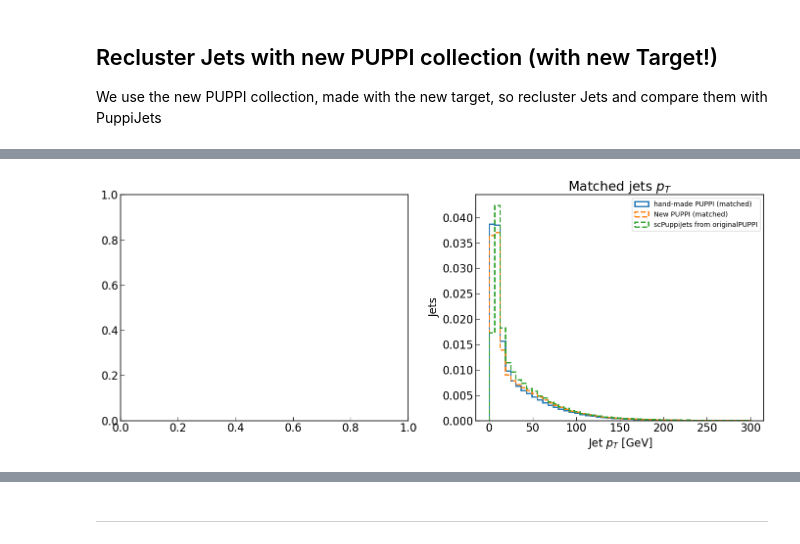
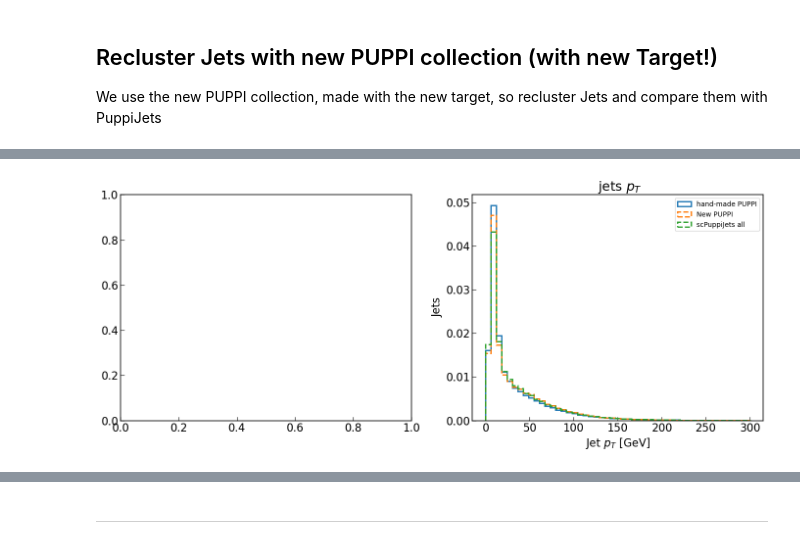
Before and after one commit to friti/Coffea4FastPUPPI, a Jupyter notebook: Notebooks/reclusteringSCJets_newpuppi_final.ipynb, the cells around one changed output, grey strips where cells are left out. Cells and saved outputs as stored; diff of their text form; code cells hidden in the pictures.

```diff
--- a/Notebooks/reclusteringSCJets_newpuppi_final.ipynb
+++ b/Notebooks/reclusteringSCJets_newpuppi_final.ipynb
@@ -163,6 +163,8 @@ def seeded_cone_exact(particles,
 
     # Now, attach the constituents to the top 12 jets
     final_jets = ak.with_field(top_12_jets, top_12_constituents, "constituents")
+    pt_mask = final_jets.pt > 5
+    final_jets = final_jets[pt_mask]
     return final_jets
 # %% [markdown]
 ## Utilities for evaluating matching
@@ -225,7 +227,7 @@ Using the original PUPPI collection from the file_puppi_subset_pf.root file, we
 N_sub = 50000  # change as needed
 
 # Open an old file where PF != PUPPI collection
-with uproot.open("/eos/cms/store/group/cmst3/group/l1tr/kypark/BESTPUPPI/AR2025/TT_PU200/FP/perfNano.root") as f:
+with uproot.open(file_puppi_subset_pf) as f:
     tree = f["Events"]
 
     # PUPPI candidates → input particles for reclustering (only first N_sub events)
@@ -521,7 +525,7 @@ Starting from the puppi_as_pf root file, let's compute two PUPPI collections:
 - new PUPPI collection --> using the new target
 # %%
 ## Including fixes on the target from Elisa
-file_path = "/eos/cms/store/cmst3/group/l1tr/elfontan/l1tPFplusPuppi/fp_ntuples_151X_targetStudies/perfNano_PU200.root"
+file_path = file_pf_eq_puppi
 
 file = uproot.open(file_path)
 events = file["Events"]
@@ -552,7 +556,9 @@ arrays = events.arrays(
         "L1PuppiCands_pdgId",
         target_numerator,
         target_denominator,
-        "GenJets_pt"
+        "GenJets_pt",
+        "GenJets_eta",
+        "GenJets_phi"
     ],
     entry_start=0,
     entry_stop=n_events_to_process,
@@ -1077,26 +1107,26 @@ plt.show()
 # %%
 
 bins_match = np.linspace(0, 300, 50)
 
 # --- Side-by-side plots ---
 fig, axs = plt.subplots(1, 2, figsize=(14, 6))
 
 
 
-axs[1].hist(pt_ref_matched_hm, bins=bins_match, histtype="step", linewidth=2, density=True,
-            label="hand-made PUPPI (matched)")
-axs[1].hist(pt_new_matched_hm, bins=bins_match, histtype="step", linewidth=2, linestyle="--", density=True,
-            label="New PUPPI (matched)")
-axs[1].hist(pt_new_matched, bins=bins_match, histtype="step", linewidth=2, linestyle="--", density=True,
-            label="scPuppiJets from originalPUPPI")
+axs[1].hist(pt_ref, bins=bins_match, histtype="step", linewidth=2, density=True,
+            label="hand-made PUPPI")
+axs[1].hist(pt_new, bins=bins_match, histtype="step", linewidth=2, linestyle="--", density=True,
+            label="New PUPPI ")
+axs[1].hist(pt_ref_all, bins=bins_match, histtype="step", linewidth=2, linestyle="--", density=True,
+            label="scPuppiJets all")
 axs[1].set_xlabel(r"Jet $p_T$ [GeV]")
 axs[1].set_ylabel("Jets")
-axs[1].set_title("Matched jets $p_T$")
+axs[1].set_title(" jets $p_T$")
 axs[1].legend(fontsize=10)
 plt.tight_layout()
 plt.show()
 # %% [output]
-[figure, old version]
+[figure, new version]
 # %%
 pt_bins = np.linspace(-2, 2, 101)
 dR_bins = np.linspace(0, 0.5, 101)
```
Also changed, not shown: parts of 20 cells of this notebook, 1 other file.
